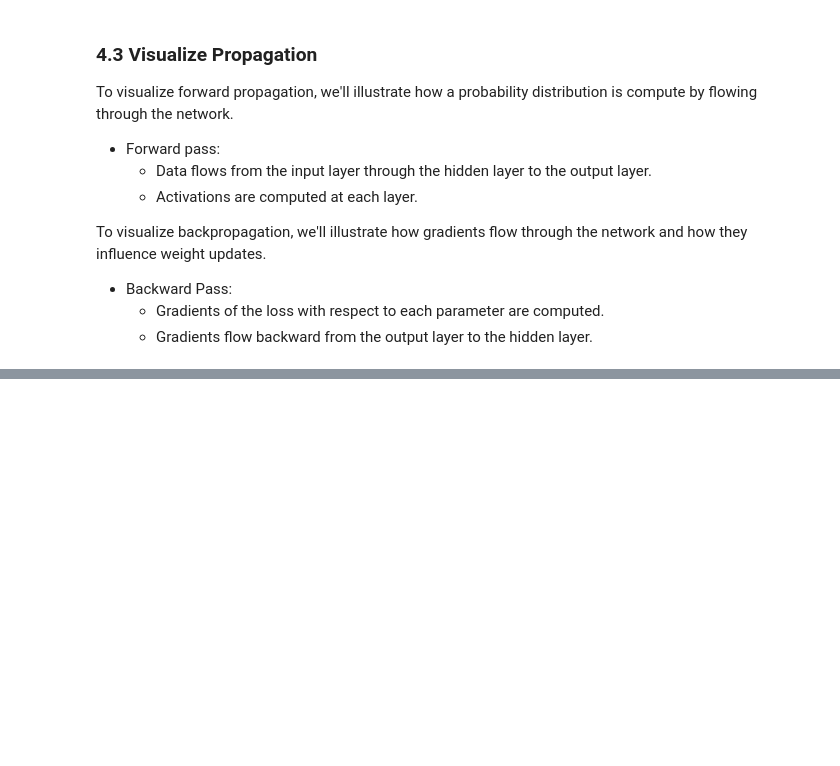
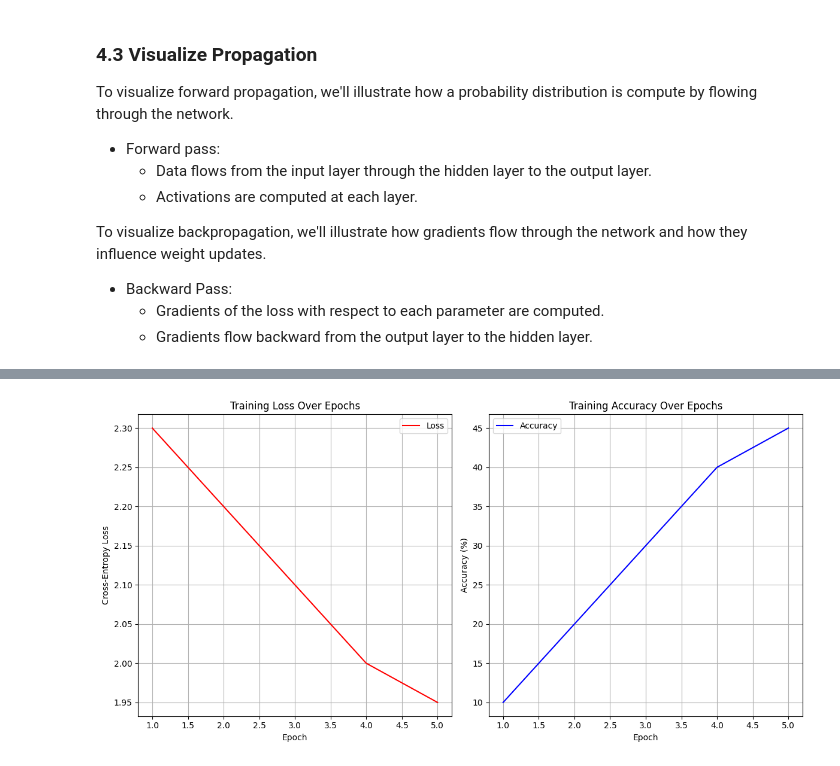
Before and after one commit to dinosaur-oatmeal/MNIST-Walkthrough, a Jupyter notebook: MNIST-Walkthrough.ipynb, the cells around one changed output, grey strips where cells are left out. Cells and saved outputs as stored; diff of their text form; code cells hidden in the pictures; blank space fills up the shorter version.

```diff
--- a/MNIST-Walkthrough.ipynb
+++ b/MNIST-Walkthrough.ipynb
@@ -697,0 +860,45 @@ visualize_forward_backward(x_sample, y_true, weights, biases)
+# %%
+def plot_accuracy_over_epochs(losses, accuracies):
+    """
+    Plots the training loss and accuracy over epochs.
+
+    Parameters:
+        losses (list): List of loss values per epoch.
+        accuracies (list): List of accuracy values per epoch.
+
+    Returns:
+        None
+    """
+    epochs = range(1, len(losses)+1)
+
+    plt.figure(figsize=(12, 6))
+
+    # Plot Loss
+    plt.subplot(1, 2, 1)
+    plt.plot(epochs, losses, 'r-', label='Loss')
+    plt.title('Training Loss Over Epochs')
+    plt.xlabel('Epoch')
+    plt.ylabel('Cross-Entropy Loss')
+    plt.legend()
+    plt.grid(True)
+
+    # Plot Accuracy
+    plt.subplot(1, 2, 2)
+    plt.plot(epochs, accuracies, 'b-', label='Accuracy')
+    plt.title('Training Accuracy Over Epochs')
+    plt.xlabel('Epoch')
+    plt.ylabel('Accuracy (%)')
+    plt.legend()
+    plt.grid(True)
+
+    plt.tight_layout()
+    plt.show()
+
+# Example usage:
+# Assume we have lists 'training_losses' and 'training_accuracies' from training
+training_losses = [2.3, 2.2, 2.1, 2.0, 1.95]
+training_accuracies = [10, 20, 30, 40, 45]
+
+plot_accuracy_over_epochs(training_losses, training_accuracies)
+# %% [output]
+[figure, added]
```
Also changed, not shown: parts of 13 cells of this notebook, 2 other files.
